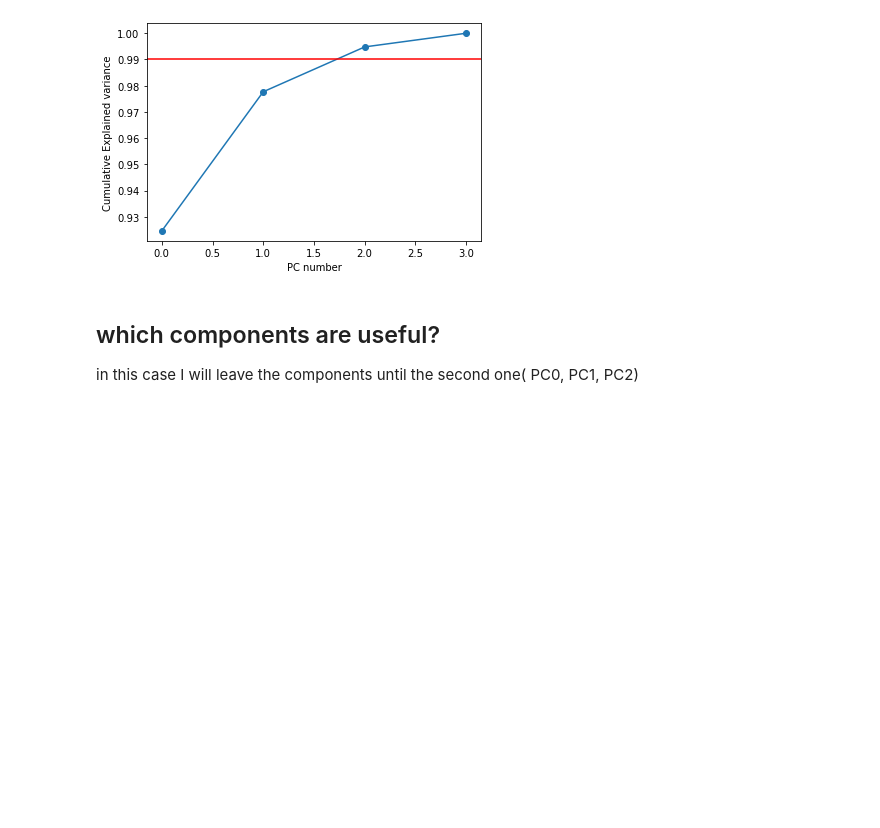
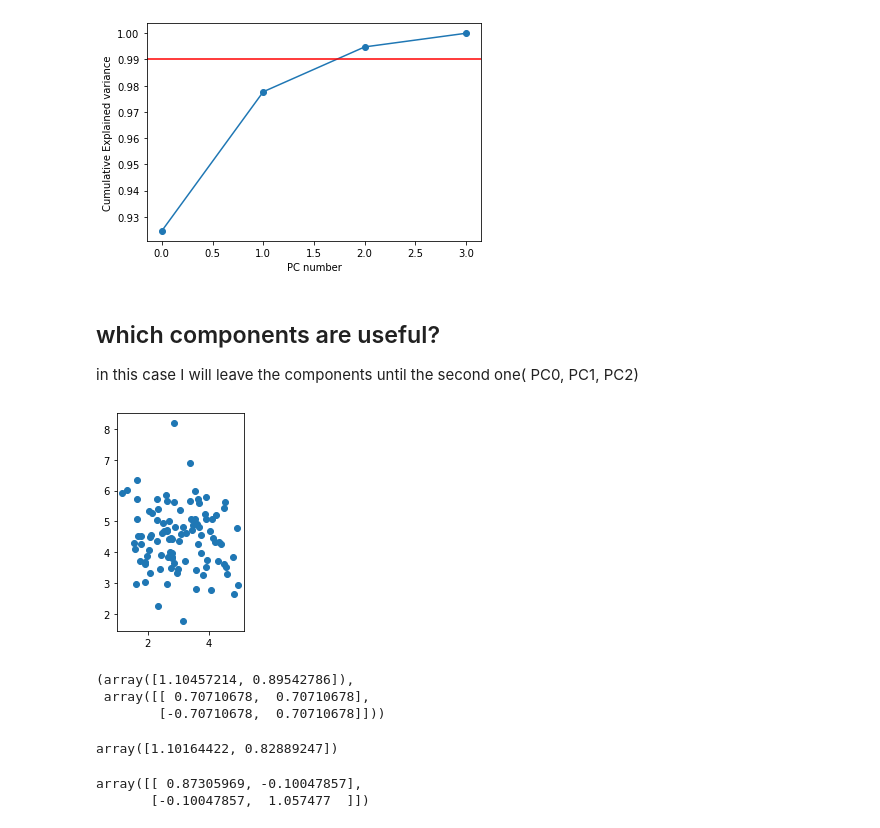
Before and after one commit to BorisBorisov33/Machine-Learning-Softuni, a Jupyter notebook: dimensionality_reduction_lecture/main_notebook.ipynb, the cells around one changed output. Saved outputs shown, nothing was run; the diff lists cells and outputs as text; code cells hidden in the pictures; blank space fills up the shorter version.

```diff
--- a/dimensionality_reduction_lecture/main_notebook.ipynb
+++ b/dimensionality_reduction_lecture/main_notebook.ipynb
@@ -61,3 +61,17 @@ plt.show()
 # %% [markdown]
 ## which components are useful?
 in this case I will leave the components until the second one( PC0, PC1, PC2)
+# %%
+blob,_ = make_blobs(centers = [[3,4.5]])
+# %%
+plt.scatter(blob[:,0],blob[:,1])
+plt.gca().set_aspect("equal")
+# %% [output]
+[figure, added]
+# %%
+# compute eigen values and eigenvectors
+np.linalg.eig(np.corrcoef(blob[:,0],blob[:,1]))
+# %% [output]
+(array([1.10457214, 0.89542786]),
+ array([[ 0.70710678,  0.70710678],
+        [-0.70710678,  0.70710678]]))
@@ -63,0 +81,9 @@ in this case I will leave the components until the second one( PC0, PC1, PC2)
+# %%
+blob_pca.explained_variance_
+# %% [output]
+array([1.10164422, 0.82889247])
+# %%
+blob_pca.get_covariance()
+# %% [output]
+array([[ 0.87305969, -0.10047857],
+       [-0.10047857,  1.057477  ]])
```
Also changed, not shown: parts of 5 cells of this notebook.
